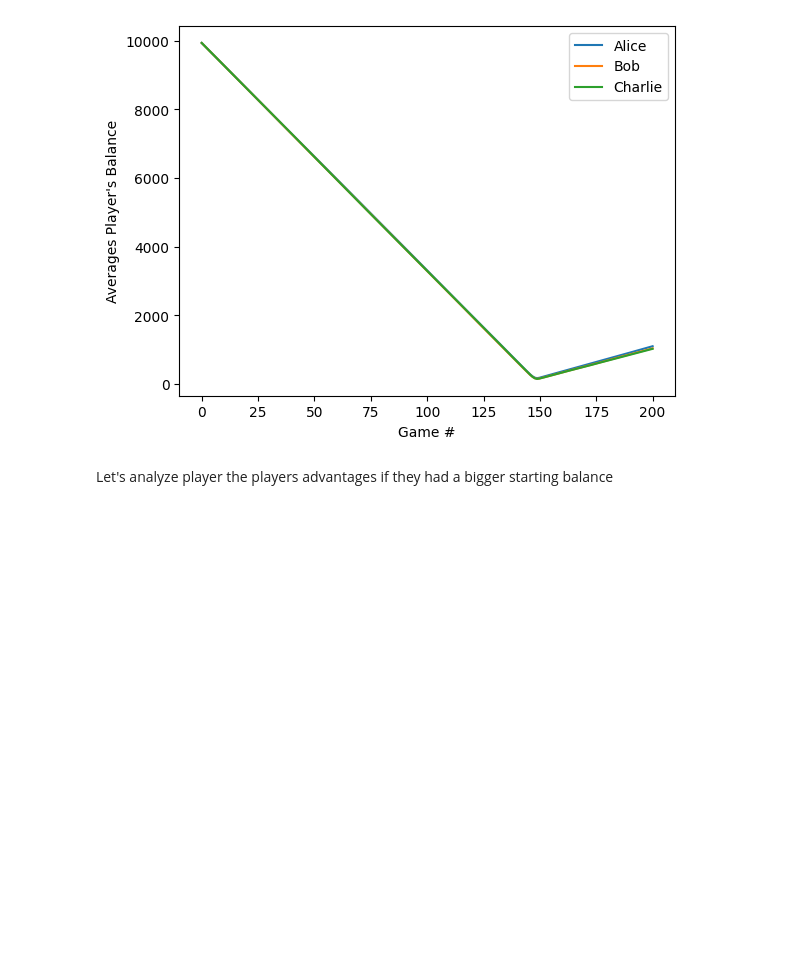
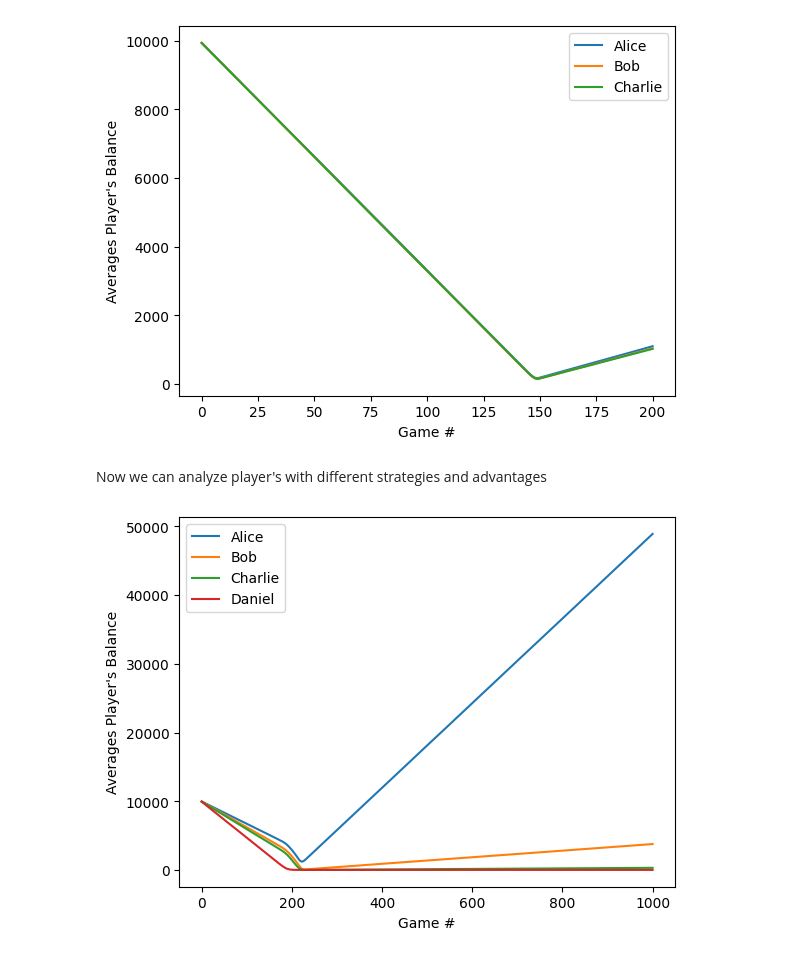
Before and after one commit to chrispcode/100-vote-auction, a Jupyter notebook: 100VoteAuction.ipynb, the cells around one changed output. Cells and saved outputs as stored; diff of their text form; code cells hidden in the pictures; blank space fills up the shorter version.

Commit message:
feat(simulations): add simulations based on balance, ceiling and increment

```diff
--- a/100VoteAuction.ipynb
+++ b/100VoteAuction.ipynb
@@ -268,5 +268,36 @@ plt.legend()
 plt.show()
 # %% [output]
 [figure]
-# %% [markdown]
-Let's analyze player the players advantages if they had a bigger starting balance
+# %% [markdown]
+Now we can analyze player's with different strategies and advantages
+# %%
+SIMULATIONS = 1000
+ROUNDS = 1000
+
+data = np.zeros((SIMULATIONS, 4, ROUNDS))
+
+for i in range(SIMULATIONS):
+  players = [
+    CeilingPlayer("Alice",   balance=10000, ceiling=100, increment=10),
+    CeilingPlayer("Bob",     balance=10000, ceiling=100, increment=20),
+    CeilingPlayer("Charlie", balance=10000, ceiling=100, increment=25),
+    CeilingPlayer("Daniel",  balance=10000, ceiling=100, increment=50),
+  ]
+
+  repeated_auction = RepeatedAuction(players, rounds=ROUNDS)
+  repeated_auction.run()
+
+  data[i] = repeated_auction.data
+
+averages = np.zeros((len(players), ROUNDS))
+
+for i, player in enumerate(players):
+  averages[i] = data[:,i,:].mean(axis=0)
+  plt.plot(np.linspace(0, ROUNDS, ROUNDS), averages[i], label=str(player))
+
+plt.xlabel('Game #')
+plt.ylabel('Averages Player\'s Balance')
+plt.legend()
+plt.show()
+# %% [output]
+[figure, added]
```
Also changed, not shown: parts of 4 cells of this notebook.
